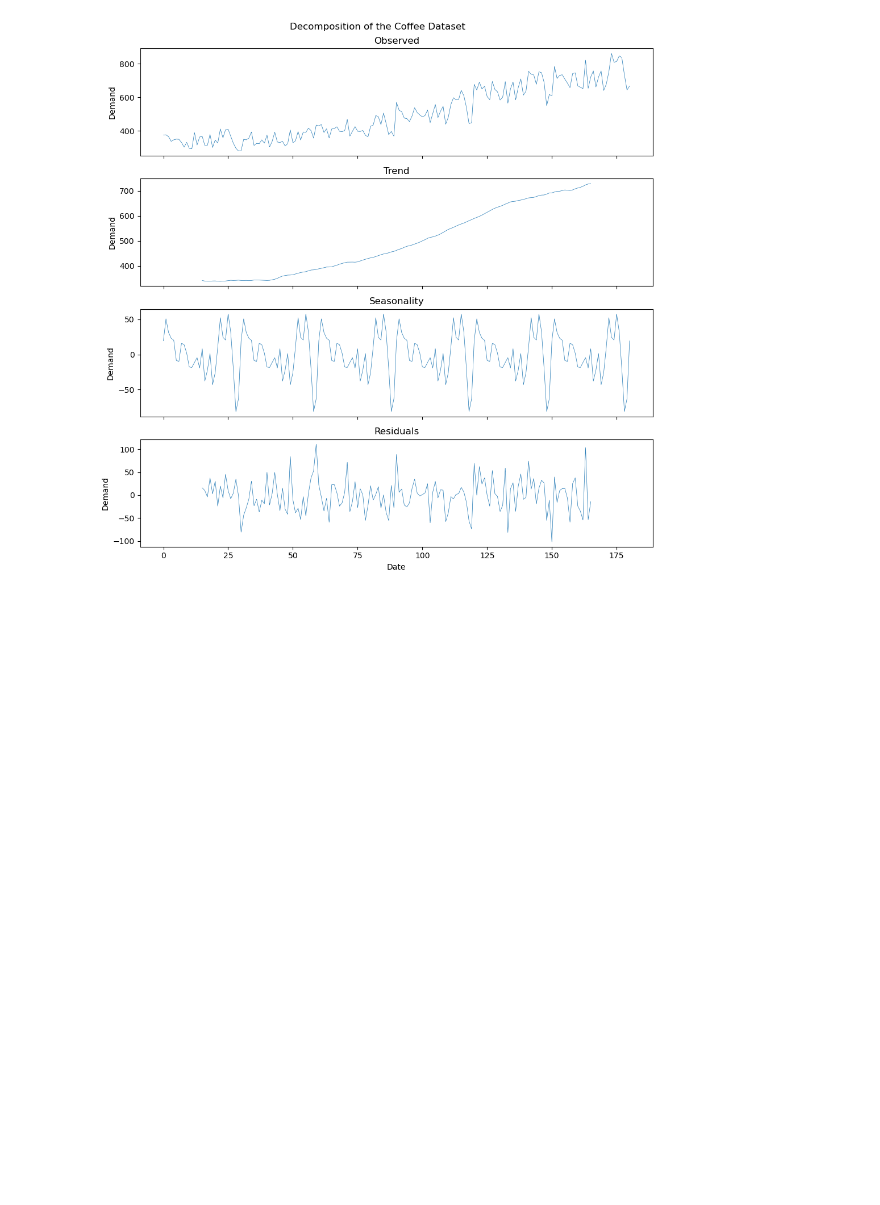
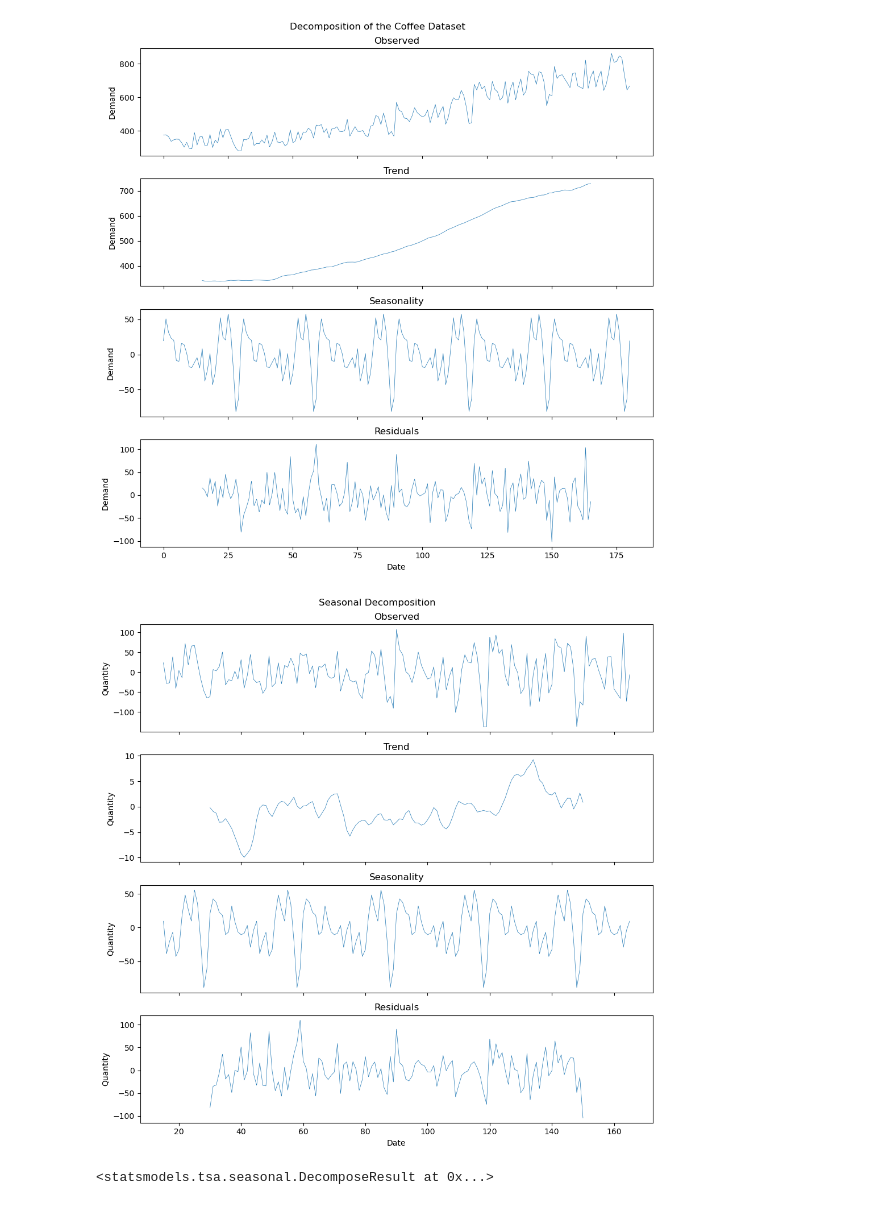
Before and after one commit to Murphysics1/masters_capstone, a Jupyter notebook: MLR_Autoregression_Model.ipynb, the cells around one changed output. Drawn from its saved outputs; the diff is of its cells as text; code cells hidden in the pictures; blank space fills up the shorter version.

```diff
--- a/MLR_Autoregression_Model.ipynb
+++ b/MLR_Autoregression_Model.ipynb
@@ -32,6 +33,13 @@ ADF statistic is 0.89
 the p-value of this series is 0.99 and is therefore not stationary.
 We cannot reject the null hypothesis of a unit root
 # %%
-time_series_decomposition(df_coffee['Quantity'],period=30,plot_title="Decomposition of the Coffee Dataset",plot_y="Demand")
+tsd = time_series_decomposition(df_coffee['Quantity'],period=30,plot_title="Decomposition of the Coffee Dataset",plot_y="Demand")
 # %% [output]
 [figure]
+# %%
+detrended = tsd.observed - tsd.trend
+# %%
+time_series_decomposition(detrended.dropna())
+# %% [output]
+[figure, added]
+<statsmodels.tsa.seasonal.DecomposeResult at 0x...>
```
Also changed, not shown: parts of 5 cells of this notebook, 2 other files.
